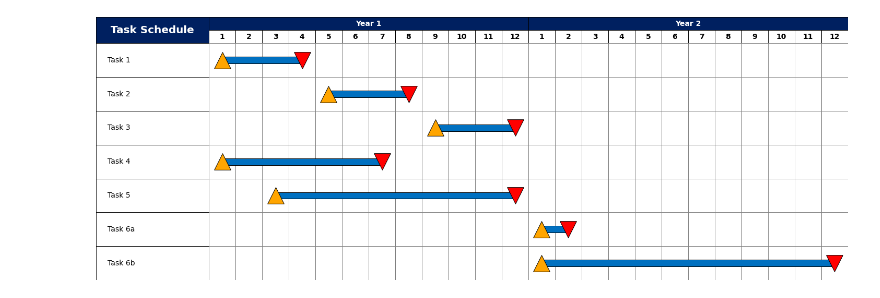
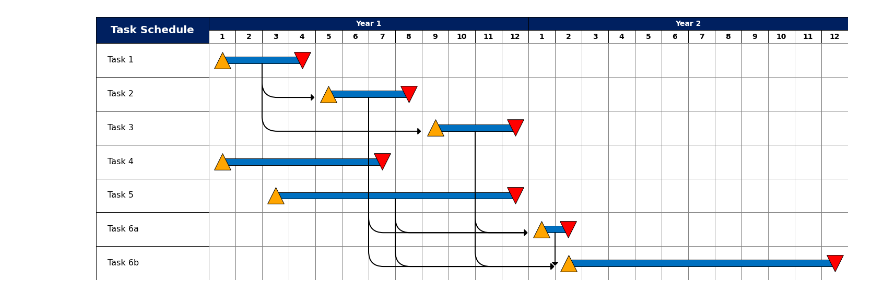
Before and after one commit to smbarr/gantt, a Jupyter notebook: Gantt.ipynb, the cells around one changed output. Saved outputs shown, nothing was run; the diff lists cells and outputs as text; code cells hidden in the pictures.

Commit message:
Added support for task dependencies

```diff
--- a/Gantt.ipynb
+++ b/Gantt.ipynb
@@ -205,10 +260,11 @@ class gantt:
         self.fig.savefig(pngname)
 # %%
 class task:
-    def __init__(self, name, start, length):
+    def __init__(self, name, start, length, dependencies=None):
         self.name = name
         self.start = start
         self.length = length
+        self.dependencies = dependencies
 
     def getName(self):
         return self.name
@@ -218,19 +274,23 @@ class task:
 
     def getLength(self):
         return self.length
+
+    def getDependencies(self):
+        return self.dependencies
 # %%
 tasks = [
     task("Task 1", 1, 4),
-    task("Task 2", 5, 4),
-    task("Task 3", 9, 4),
+    task("Task 2", 5, 4, [0]),
+    task("Task 3", 9, 4, [0]),
     task("Task 4", 1, 7),
     task("Task 5", 3, 10),
-    task("Task 6a", 13, 2),
-    task("Task 6b", 13, 12)
+    task("Task 6a", 13, 2, [1,2,4]),
+    task("Task 6b", 14, 11, [1,2,4,5])
 ]
 # %%
 g = gantt(24, tasks)
+g.options["tasklist"]["task"]["fontsize"] = 16
 g.options["tasklist"]["width"] = 0.15
 g.to_png("gantt.png")
 # %% [output]
-[figure, old version]
+[figure, new version]
```
Also changed, not shown: parts of 2 cells of this notebook, 2 other files.
